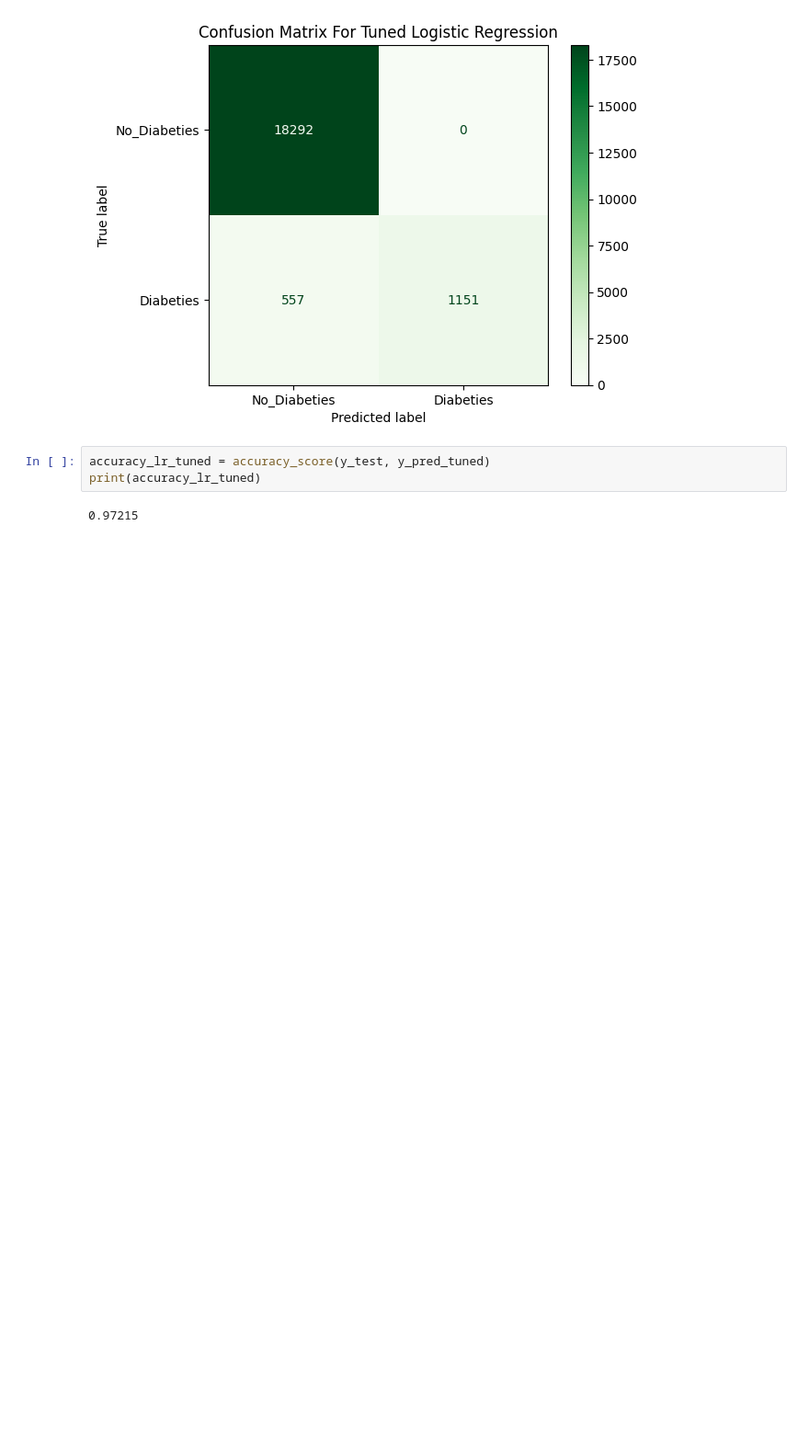
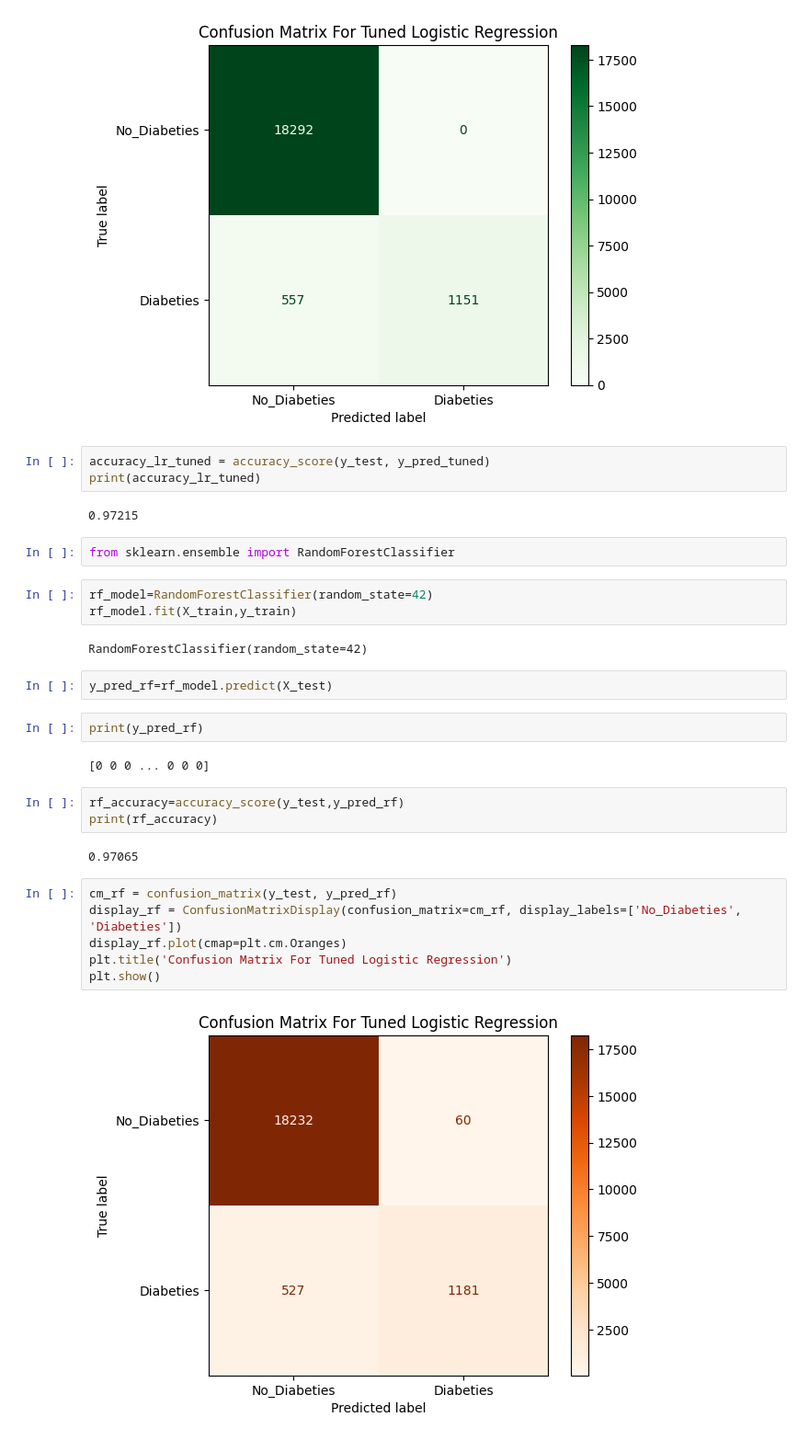
Before and after one commit to San2magar/Diabetes_Prediction, a Jupyter notebook: Diabeties_Prediction_Analysis.ipynb, the cells around one changed output. Shown at 92% size. Cells and saved outputs as stored; diff of their text form; blank space fills up the shorter version.

Commit message:
Implemeneted RandomForestClassifier

```diff
--- a/Diabeties_Prediction_Analysis.ipynb
+++ b/Diabeties_Prediction_Analysis.ipynb
@@ -185,3 +185,29 @@ accuracy_lr_tuned = accuracy_score(y_test, y_pred_tuned)
 print(accuracy_lr_tuned)
 # %% [output]
 0.97215
+# %%
+from sklearn.ensemble import RandomForestClassifier
+# %%
+rf_model=RandomForestClassifier(random_state=42)
+rf_model.fit(X_train,y_train)
+# %% [output]
+RandomForestClassifier(random_state=42)
+# %%
+y_pred_rf=rf_model.predict(X_test)
+# %%
+print(y_pred_rf)
+# %% [output]
+[0 0 0 ... 0 0 0]
+# %%
+rf_accuracy=accuracy_score(y_test,y_pred_rf)
+print(rf_accuracy)
+# %% [output]
+0.97065
+# %%
+cm_rf = confusion_matrix(y_test, y_pred_rf)
+display_rf = ConfusionMatrixDisplay(confusion_matrix=cm_rf, display_labels=['No_Diabeties', 'Diabeties'])
+display_rf.plot(cmap=plt.cm.Oranges)
+plt.title('Confusion Matrix For Tuned Logistic Regression')
+plt.show()
+# %% [output]
+[figure, added]
```
Also changed, not shown: parts of 4 cells of this notebook.
